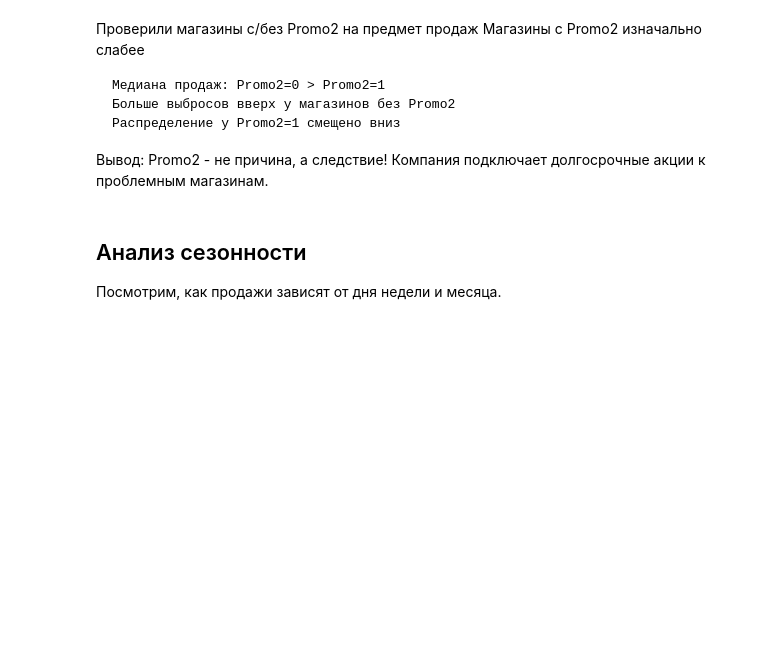
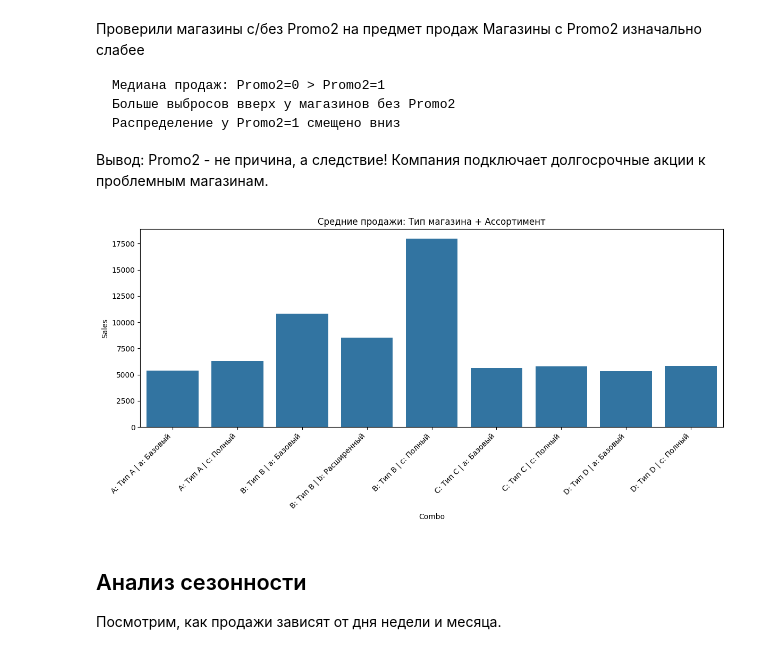
Before and after one commit to WpythonW/AutoML-rossmann, a Jupyter notebook: eda.ipynb, the cells around one changed output. Saved outputs shown, nothing was run; the diff lists cells and outputs as text; code cells hidden in the pictures; blank space fills up the shorter version.

```diff
--- a/eda.ipynb
+++ b/eda.ipynb
@@ -383,6 +323,23 @@ plt.show()
 
 Вывод:
 Promo2 - не причина, а следствие! Компания подключает долгосрочные акции к проблемным магазинам.
+# %%
+plt.figure(figsize=(12, 6))
+combo_sales = train_merged.groupby(['StoreType', 'Assortment'])['Sales'].mean().reset_index()
+
+store_names = {'a': 'A: Тип A', 'b': 'B: Тип B', 'c': 'C: Тип C', 'd': 'D: Тип D'}
+assort_names = {'a': 'a: Базовый', 'b': 'b: Расширенный', 'c': 'c: Полный'}
+
+combo_sales['Combo'] = (combo_sales['StoreType'].map(store_names) + ' | ' +
+                        combo_sales['Assortment'].map(assort_names))
+
+sns.barplot(x='Combo', y='Sales', data=combo_sales)
+plt.title('Средние продажи: Тип магазина + Ассортимент')
+plt.xticks(rotation=45, ha='right')
+plt.tight_layout()
+plt.show()
+# %% [output]
+[figure, added]
 # %% [markdown]
 ## Анализ сезонности
 Посмотрим, как продажи зависят от дня недели и месяца.
```
Also changed, not shown: parts of 11 cells of this notebook, 2 other files.
